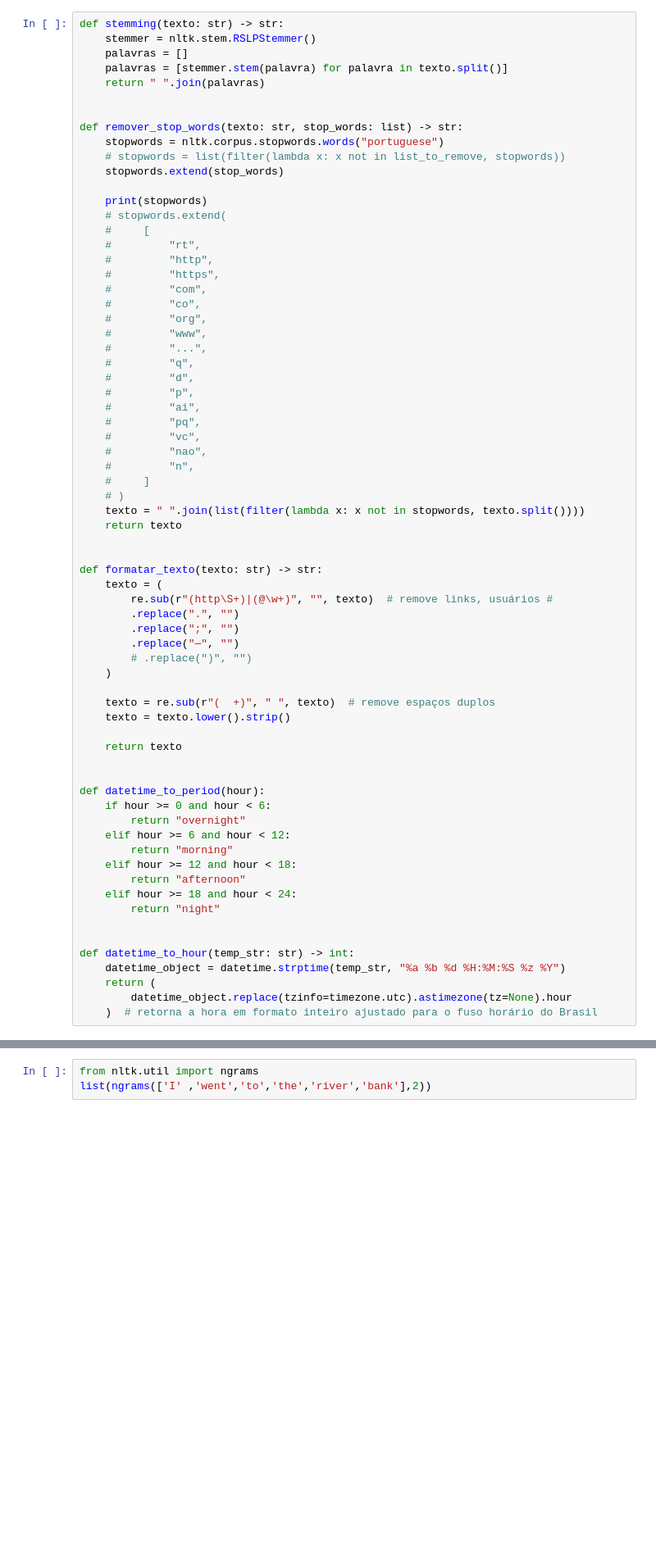
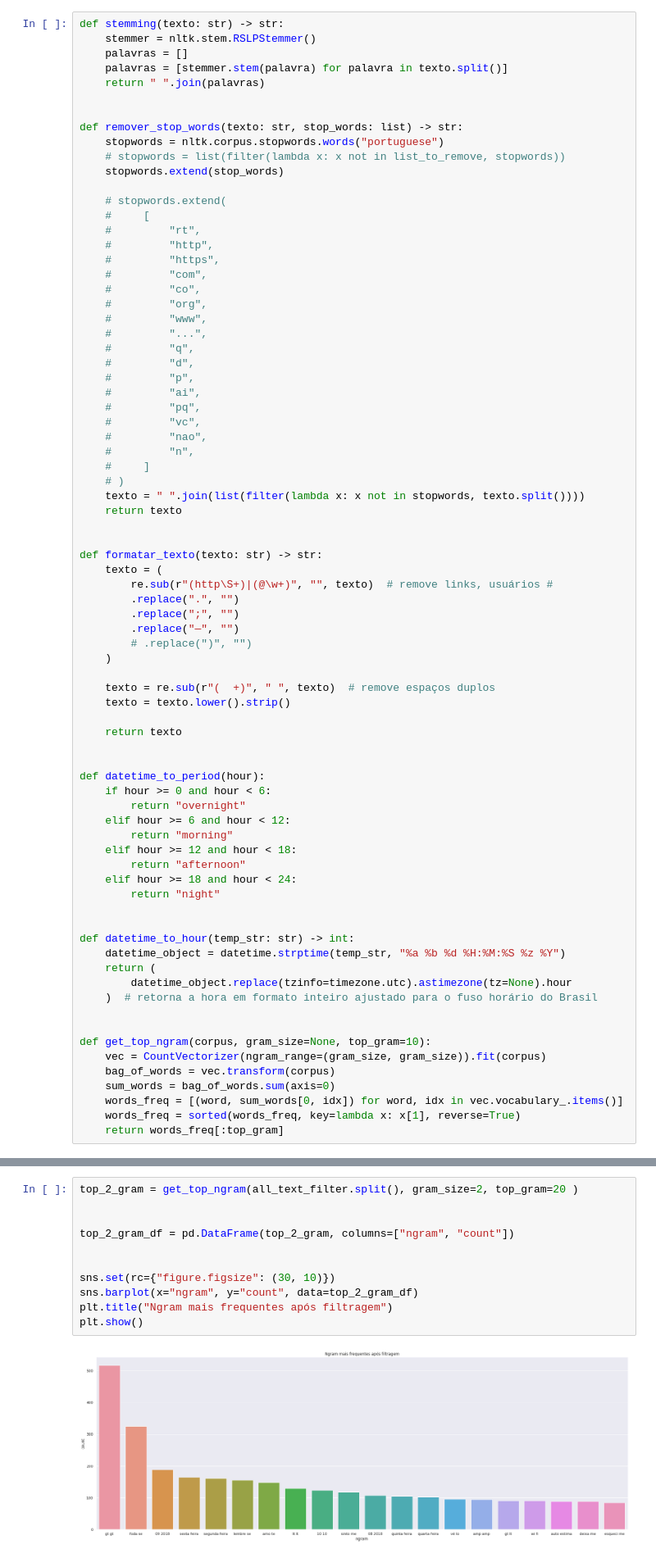
Before and after one commit to atlantico-academy/checape, a Jupyter notebook: notebooks/01 - Exploratory data analisys.ipynb, the cells around one changed output, grey strips where cells are left out. Shown at 82% size. Drawn from its saved outputs; the diff is of its cells as text; blank space fills up the shorter version.

Commit message:
Análise de ngrams

```diff
--- a/notebooks/01 - Exploratory data analisys.ipynb
+++ b/notebooks/01 - Exploratory data analisys.ipynb
@@ -28,7 +29,6 @@ def remover_stop_words(texto: str, stop_words: list) -> str:
     # stopwords = list(filter(lambda x: x not in list_to_remove, stopwords))
     stopwords.extend(stop_words)
 
-    print(stopwords)
     # stopwords.extend(
     #     [
     #         "rt",
@@ -84,6 +84,15 @@ def datetime_to_hour(temp_str: str) -> int:
     return (
         datetime_object.replace(tzinfo=timezone.utc).astimezone(tz=None).hour
     )  # retorna a hora em formato inteiro ajustado para o fuso horário do Brasil
+
+
+def get_top_ngram(corpus, gram_size=None, top_gram=10):
+    vec = CountVectorizer(ngram_range=(gram_size, gram_size)).fit(corpus)
+    bag_of_words = vec.transform(corpus)
+    sum_words = bag_of_words.sum(axis=0)
+    words_freq = [(word, sum_words[0, idx]) for word, idx in vec.vocabulary_.items()]
+    words_freq = sorted(words_freq, key=lambda x: x[1], reverse=True)
+    return words_freq[:top_gram]
 # %%
 df = pd.read_csv("../data/raw/NoThemeTweets.csv").drop(
     columns=["id", "query_used"], axis=1  # remove colunas desnecessárias
@@ -510,3 +511,13 @@ plt.show()
 # %%
-from nltk.util import ngrams
-list(ngrams(['I' ,'went','to','the','river','bank'],2))
+top_2_gram = get_top_ngram(all_text_filter.split(), gram_size=2, top_gram=20 )
+
+
+top_2_gram_df = pd.DataFrame(top_2_gram, columns=["ngram", "count"])
+
+
+sns.set(rc={"figure.figsize": (30, 10)})
+sns.barplot(x="ngram", y="count", data=top_2_gram_df)
+plt.title("Ngram mais frequentes após filtragem")
+plt.show()
+# %% [output]
+[figure, added]
```
Also changed, not shown: parts of 14 cells of this notebook.
